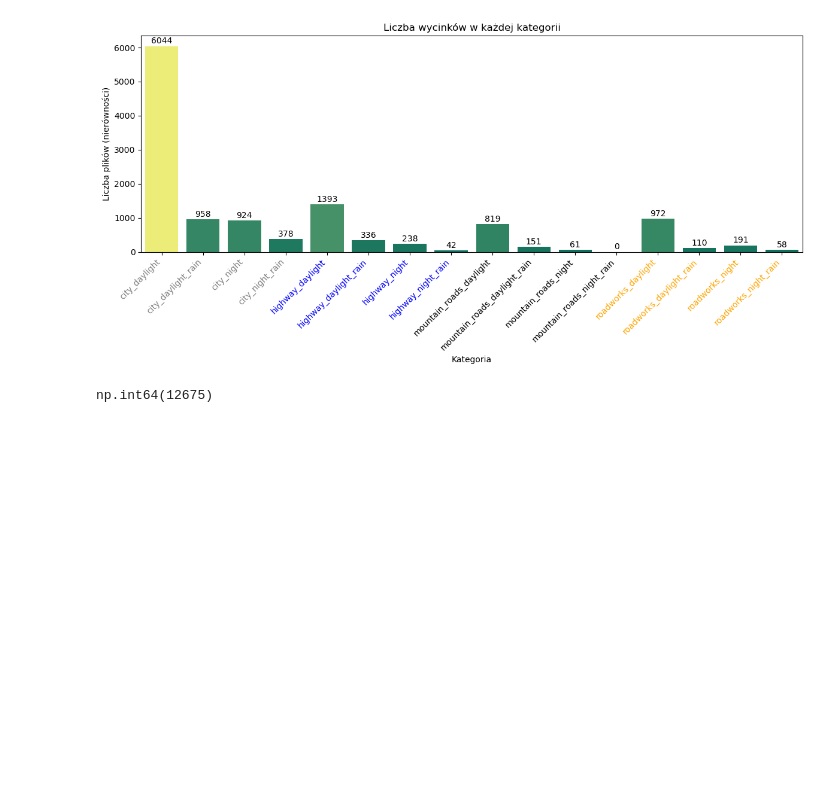
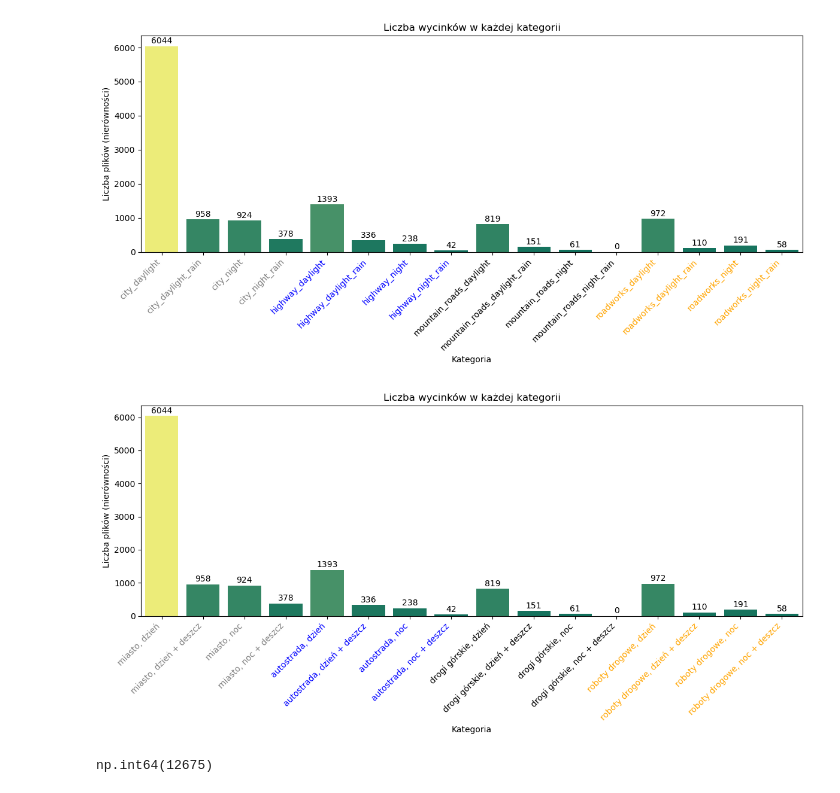
Before and after one commit to adis92202/CarVision_MGR, a Jupyter notebook: notebooks/eda.ipynb, the cells around one changed output. Cells and saved outputs as stored; diff of their text form; code cells hidden in the pictures; blank space fills up the shorter version.

```diff
--- a/notebooks/eda.ipynb
+++ b/notebooks/eda.ipynb
@@ -95,6 +95,79 @@ plt.tight_layout()
 plt.show()
 # %% [output]
 [figure]
+# %%
+import seaborn as sns
+import matplotlib.pyplot as plt
+
+# 1) mapowanie kategorii -> etykiety PL
+pl_map = {
+    "city_daylight": "miasto, dzień",
+    "city_daylight_rain": "miasto, dzień + deszcz",
+    "city_night": "miasto, noc",
+    "city_night_rain": "miasto, noc + deszcz",
+    "highway_daylight": "autostrada, dzień",
+    "highway_daylight_rain": "autostrada, dzień + deszcz",
+    "highway_night": "autostrada, noc",
+    "highway_night_rain": "autostrada, noc + deszcz",
+    "mountain_roads_daylight": "drogi górskie, dzień",
+    "mountain_roads_daylight_rain": "drogi górskie, dzień + deszcz",
+    "mountain_roads_night": "drogi górskie, noc",
+    "mountain_roads_night_rain": "drogi górskie, noc + deszcz",
+    "roadworks_daylight": "roboty drogowe, dzień",
+    "roadworks_daylight_rain": "roboty drogowe, dzień + deszcz",
+    "roadworks_night": "roboty drogowe, noc",
+    "roadworks_night_rain": "roboty drogowe, noc + deszcz",
+}
+
+# 2) kolory etykiet po prefiksie
+prefix_colors = {
+    "city": "grey",
+    "highway": "blue",
+    "mountain_roads": "green",
+    "roadworks": "orange",
+}
+
+df["prefix"] = df["category"].apply(lambda x: x.split("_")[0])
+
+plt.figure(figsize=(12, 6))
+ax = sns.barplot(
+    data=df,
+    x="category",
+    y="file_count",
+    hue="file_count",
+    palette="summer",
+    legend=False,
+)
+
+ax.set(
+    title="Liczba wycinków w każdej kategorii",
+    xlabel="Kategoria",
+    ylabel="Liczba plików (nierówności)",
+)
+
+# 3) podmień etykiety na polskie i pokoloruj wg prefiksu
+labels = ax.get_xticklabels()
+for lab in labels:
+    cat = lab.get_text()
+    pref = cat.split("_")[0]
+    lab.set_text(pl_map.get(cat, cat))
+    lab.set_color(prefix_colors.get(pref, "black"))
+
+ax.set_xticklabels(labels, rotation=45, ha="right")
+
+# 4) wartości nad słupkami
+for container in ax.containers:
+    ax.bar_label(container, label_type="edge", padding=1)
+
+plt.tight_layout()
+
+# 5) zapisz do pliku
+out_path = "../data/figures/liczba_wycinkow_kategorie.png"
+plt.savefig(out_path, dpi=200, bbox_inches="tight")
+
+plt.show()
+# %% [output]
+[figure, added]
 # %%
 df["file_count"].sum()
 # %% [output]
```
Also changed, not shown: parts of 14 cells of this notebook, 6 other files.
